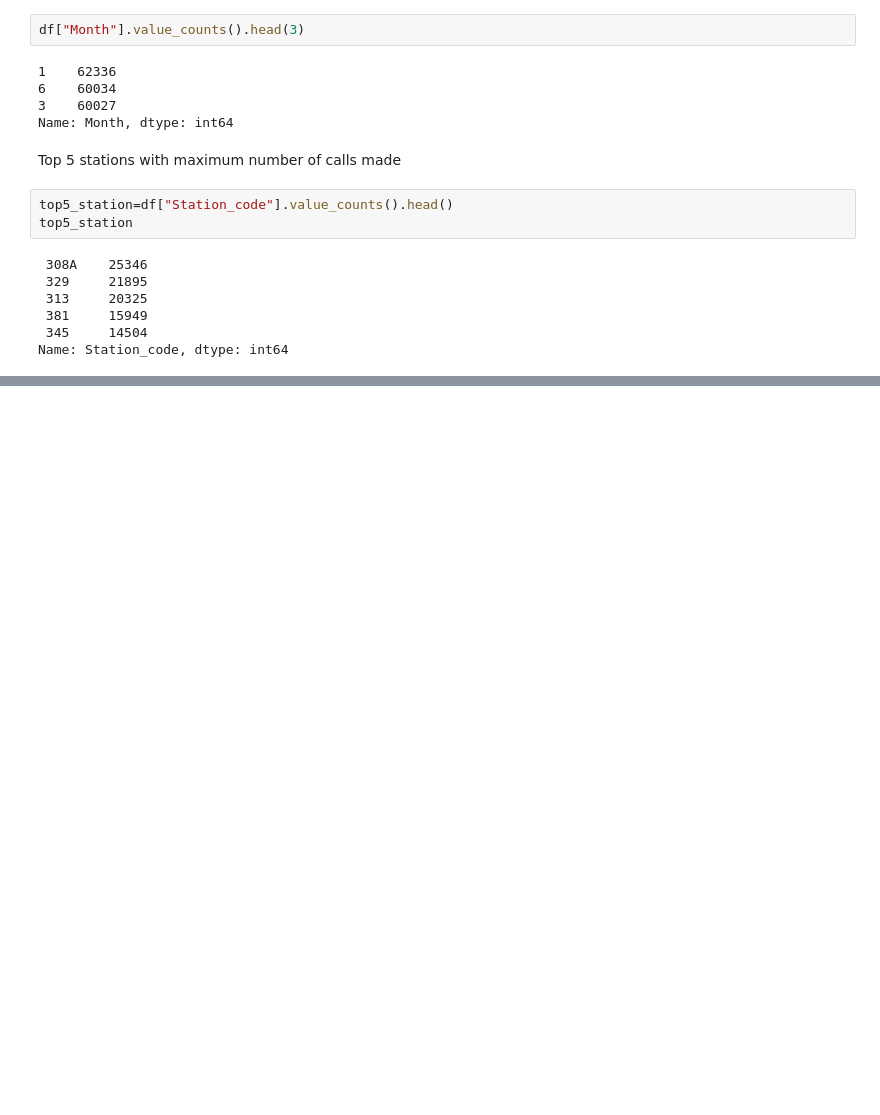
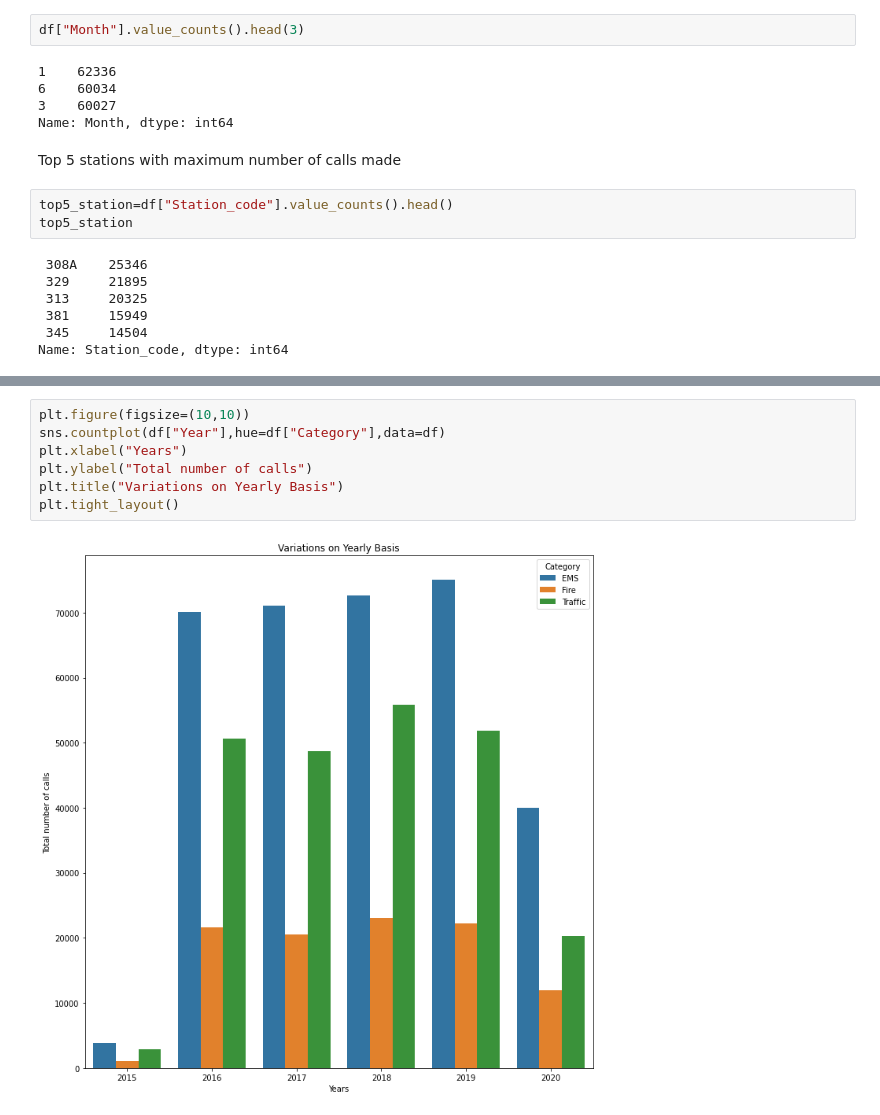
Before and after one commit to Sriram-Sudharsan/911DataAnalytics, a Jupyter notebook: EDA_911.ipynb, the cells around one changed output, grey strips where cells are left out. Cells and saved outputs as stored; diff of their text form; blank space fills up the shorter version.

```diff
--- a/EDA_911.ipynb
+++ b/EDA_911.ipynb
@@ -266,0 +289,9 @@ Name: Station_code, dtype: int64
+# %%
+plt.figure(figsize=(10,10))
+sns.countplot(df["Year"],hue=df["Category"],data=df)
+plt.xlabel("Years")
+plt.ylabel("Total number of calls")
+plt.title("Variations on Yearly Basis")
+plt.tight_layout()
+# %% [output]
+[figure, added]
```
Also changed, not shown: parts of 13 cells of this notebook.
